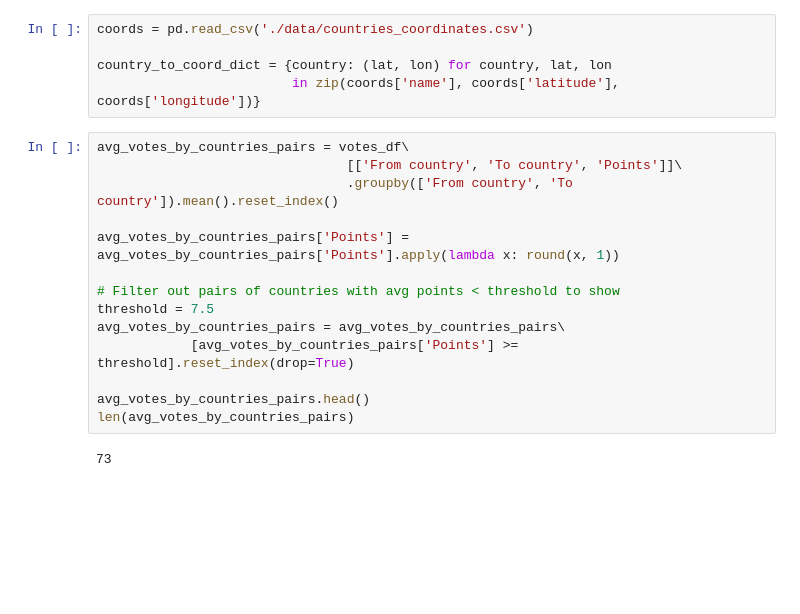
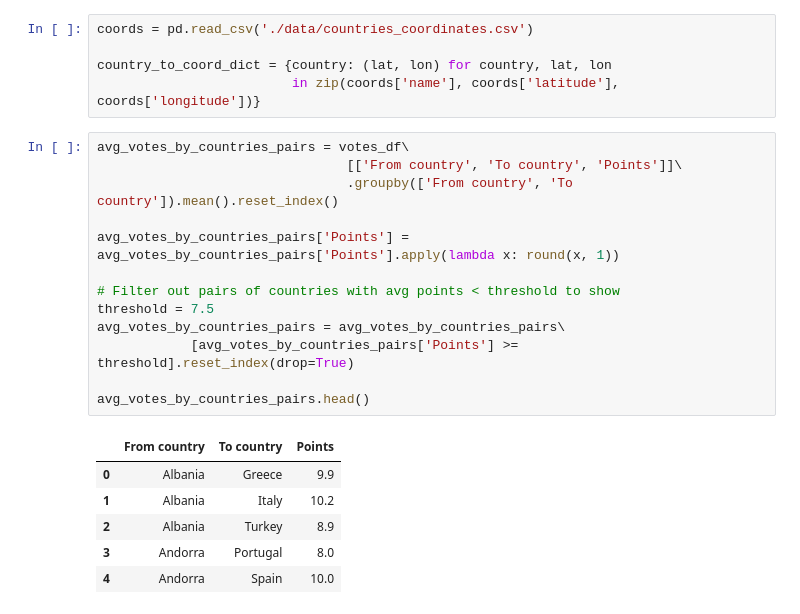
Before and after one commit to EdenBD/How-To-Win-Eurovision, a Jupyter notebook: votes_visualization.ipynb, the cells around one changed output. Cells and saved outputs as stored; diff of their text form; blank space fills up the shorter version.

```diff
--- a/votes_visualization.ipynb
+++ b/votes_visualization.ipynb
@@ -285,19 +259,23 @@ country_to_coord_dict = {country: (lat, lon) for country, lat, lon
 # %%
 avg_votes_by_countries_pairs = votes_df\
                                 [['From country', 'To country', 'Points']]\
                                 .groupby(['From country', 'To country']).mean().reset_index()
 
 avg_votes_by_countries_pairs['Points'] = avg_votes_by_countries_pairs['Points'].apply(lambda x: round(x, 1))
 
 # Filter out pairs of countries with avg points < threshold to show
 threshold = 7.5
 avg_votes_by_countries_pairs = avg_votes_by_countries_pairs\
             [avg_votes_by_countries_pairs['Points'] >= threshold].reset_index(drop=True)
 
 avg_votes_by_countries_pairs.head()
-len(avg_votes_by_countries_pairs)
 # %% [output]
-73
+|  | From country | To country | Points |
+| 0 | Albania | Greece | 9.9 |
+| 1 | Albania | Italy | 10.2 |
+| 2 | Albania | Turkey | 8.9 |
+| 3 | Andorra | Portugal | 8.0 |
+| 4 | Andorra | Spain | 10.0 |
 # %%
 for i in range(len(avg_votes_by_countries_pairs)):
     from_country = avg_votes_by_countries_pairs['From country'][i]
```
Also changed, not shown: parts of 10 cells of this notebook.
